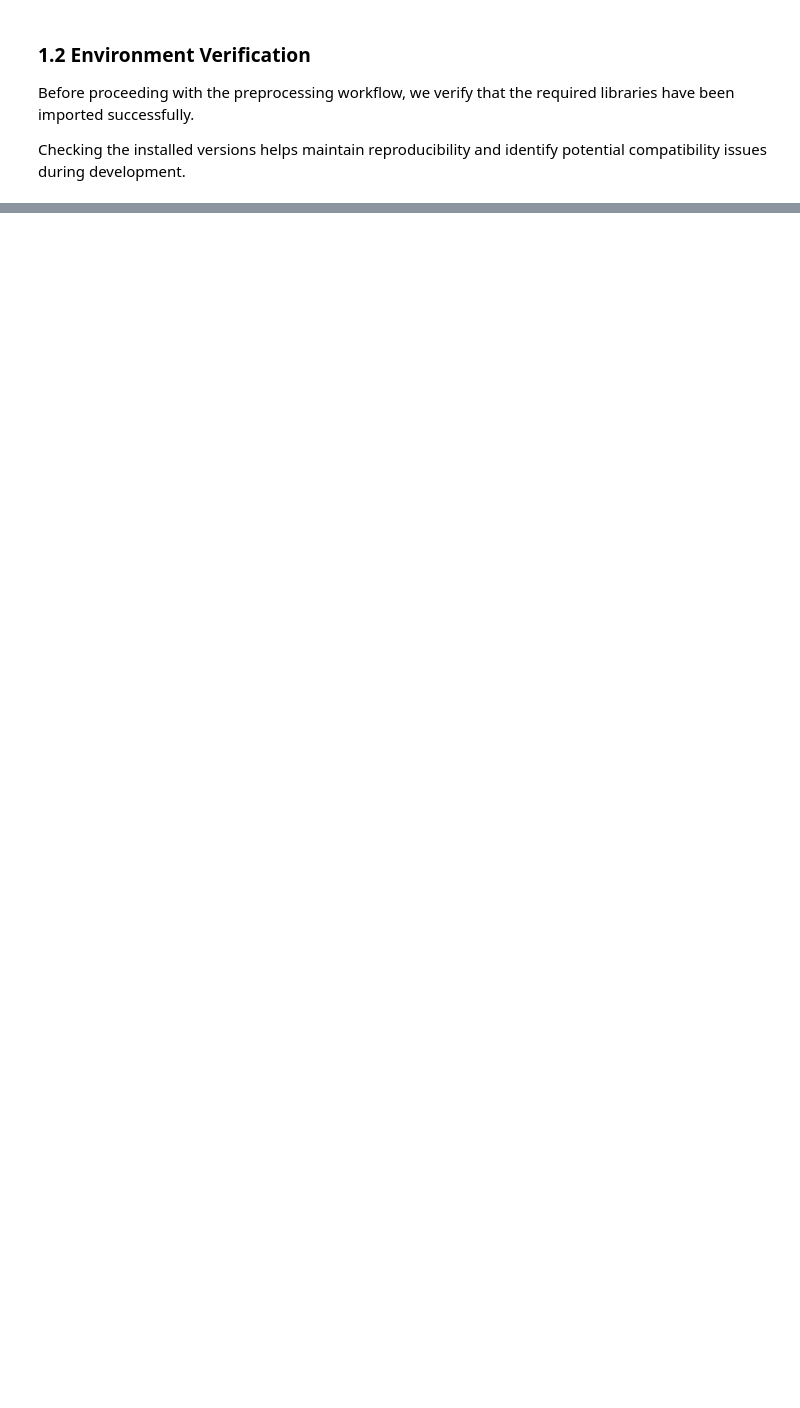
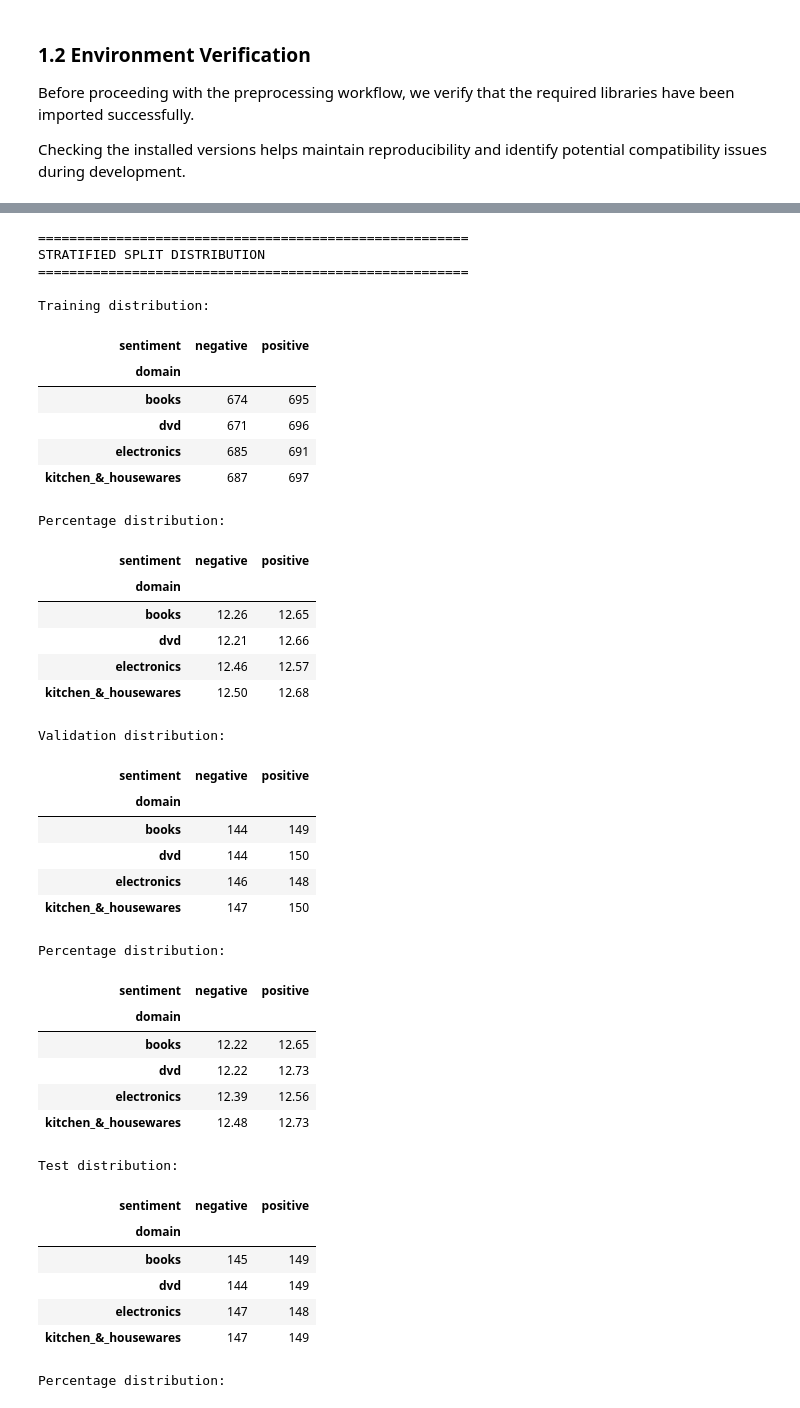
Before and after one commit to elfrontman/assesment3_is, a Jupyter notebook: notebooks/02_preprocessing_huggingface.ipynb, the cells around one changed output, grey strips where cells are left out. Drawn from its saved outputs; the diff is of its cells as text; code cells hidden in the pictures; blank space fills up the shorter version.

```diff
--- a/notebooks/02_preprocessing_huggingface.ipynb
+++ b/notebooks/02_preprocessing_huggingface.ipynb
@@ -115,0 +348,70 @@ print(os.getcwd())
+# %%
+# Verify domain and sentiment distribution across splits
+
+print("=" * 55)
+print("STRATIFIED SPLIT DISTRIBUTION")
+print("=" * 55)
+
+for split_name, split_df in [
+    ("Training", train_df),
+    ("Validation", validation_df),
+    ("Test", test_df)
+]:
+    print(f"\n{split_name} distribution:")
+
+    distribution = pd.crosstab(
+        split_df["domain"],
+        split_df["sentiment"]
+    )
+
+    display(distribution)
+
+    print("\nPercentage distribution:")
+    display(
+        pd.crosstab(
+            split_df["domain"],
+            split_df["sentiment"],
+            normalize="all"
+        ).round(4) * 100
+    )
+# %% [output]
+=======================================================
+STRATIFIED SPLIT DISTRIBUTION
+=======================================================
+
+Training distribution:
+| sentiment | negative | positive |
+| domain |  |  |
+| books | 674 | 695 |
+| dvd | 671 | 696 |
+| electronics | 685 | 691 |
+| kitchen_&_housewares | 687 | 697 |
+Percentage distribution:
+| sentiment | negative | positive |
+| domain |  |  |
+| books | 12.26 | 12.65 |
+| dvd | 12.21 | 12.66 |
+| electronics | 12.46 | 12.57 |
+| kitchen_&_housewares | 12.50 | 12.68 |
+Validation distribution:
+| sentiment | negative | positive |
+| domain |  |  |
+| books | 144 | 149 |
+| dvd | 144 | 150 |
+| electronics | 146 | 148 |
+| kitchen_&_housewares | 147 | 150 |
+Percentage distribution:
+| sentiment | negative | positive |
+| domain |  |  |
+| books | 12.22 | 12.65 |
+| dvd | 12.22 | 12.73 |
+| electronics | 12.39 | 12.56 |
+| kitchen_&_housewares | 12.48 | 12.73 |
+Test distribution:
+| sentiment | negative | positive |
+| domain |  |  |
+| books | 145 | 149 |
+| dvd | 144 | 149 |
+| electronics | 147 | 148 |
+| kitchen_&_housewares | 147 | 149 |
+Percentage distribution:
```
Also changed, not shown: parts of 51 cells of this notebook.
